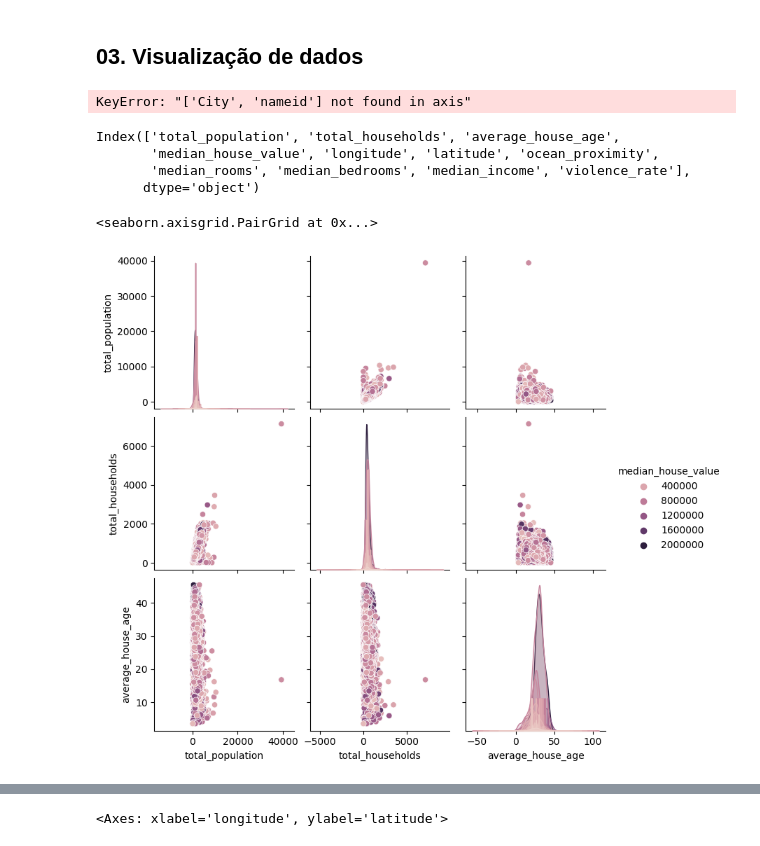
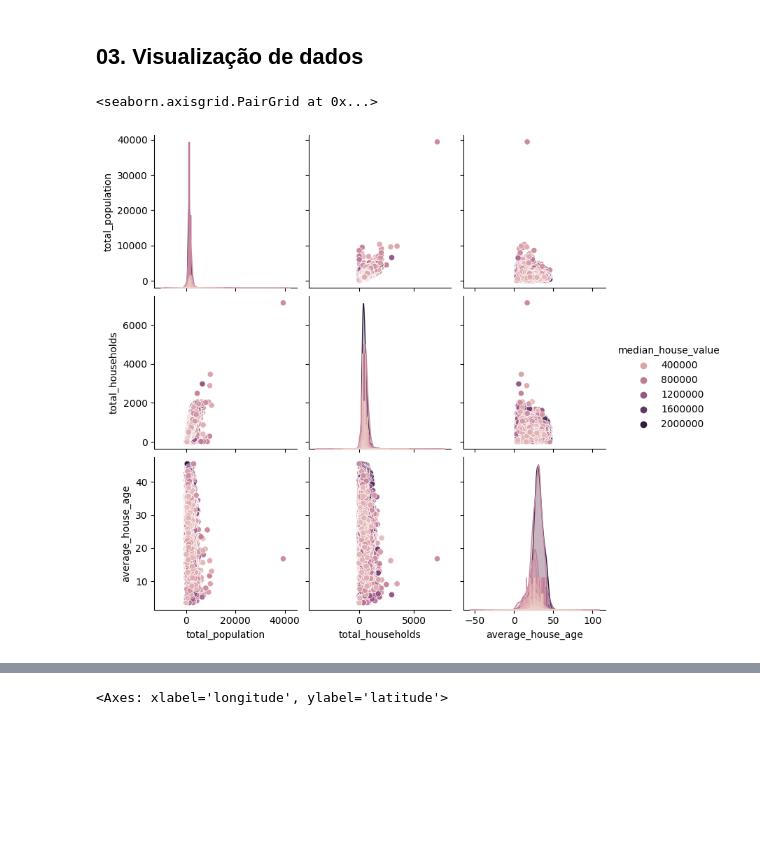
Before and after one commit to christhiangoncalves/Calculo_de_Preco_Casas_California, a Jupyter notebook: California_house_Price.ipynb, the cells around one changed output, grey strips where cells are left out. Saved outputs shown, nothing was run; the diff lists cells and outputs as text; code cells hidden in the pictures; blank space fills up the shorter version.

```diff
--- a/California_house_Price.ipynb
+++ b/California_house_Price.ipynb
@@ -334,7 +323,6 @@ dtype: float64
 # %%
-#deletando coluna nula e retirando linhas em branco
+#deletando coluna nula
 del df_crime['Rape(legacy definition)']
-df_crime.dropna(inplace=True)
 df_crime
 # %% [output]
 |  | Metropolitan/Nonmetropolitan | County | Violent crime | Murder and nonnegligent manslaughter | Rape (revised definition) | Robbery | ... |
@@ -438,9 +404,13 @@ df_crime_select
 # %%
-#Realizando o merge dos dataframes
+#Realizando o merge dos dataframes df_house, df_crime_select
 df_merged_h_c = pd.merge(df_house, df_crime_select, left_on='name',right_on='County', how='left')
+
+#escluindo colunas categoricas
+df_merged_h_c = df_merged_h_c.drop(columns=['name','County',])
+
 df_merged_h_c.isna().mean()
 
-df = df_merged_h_c[df_merged_h_c.isnull().any(axis=1)]
-df.groupby('name').size().reset_index()
+#df = df_merged_h_c[df_merged_h_c.isnull().any(axis=1)]
+#df.groupby('name').size().reset_index()
 #df_merged_h_c.groupby('name')['total_population'].sum().reset_index()
 # %% [output]
@@ -464,4 +432,0 @@ df.groupby('name').size().reset_index()
-# %%
-#Excluindo valores nulos
-df_merged_h_c = df_merged_h_c.dropna()
-df_merged_h_c.isna().mean()
@@ -483,15 +433,2 @@ dtype: float64
 # %% [markdown]
 ## 03. Visualização de dados
-# %%
-
-df_merged_h_c = df_merged_h_c.drop(columns=['name','City','nameid'])
-df_merged_h_c.info()
-# %% [output]
-KeyError: "['City', 'nameid'] not found in axis"
-# %%
-df_merged_h_c.columns
-# %% [output]
-Index(['total_population', 'total_households', 'average_house_age',
-       'median_house_value', 'longitude', 'latitude', 'ocean_proximity',
-       'median_rooms', 'median_bedrooms', 'median_income', 'violence_rate'],
-      dtype='object')
@@ -498,13 +439,12 @@ Index(['total_population', 'total_households', 'average_house_age',
 # %%
-plot1 = ['median_house_value','total_population', 'total_households', 'average_house_age']
-plot2 = ['median_house_value','total_bedrooms', 'longitude', 'latitude','ocean_proximity']
-plot3 = ['median_house_value', 'total_rooms_/_total_households', 'household_income','violence_rate']
+
+
 #encoded_Cityid = pd.get_dummies(df_merged_h_c['nameid'],prefix='city')
 sns.pairplot(df_merged_h_c[plot1 ],hue= 'median_house_value')
 #encoded_Cityid.
 # %% [output]
 <seaborn.axisgrid.PairGrid at 0x...>
-[figure, old version]
+[figure, new version]
 # %%
 sns.pairplot(df_merged_h_c[plot2],hue= 'median_house_value')
 # %% [output]
```
Also changed, not shown: parts of 21 cells of this notebook, 1 other file.
